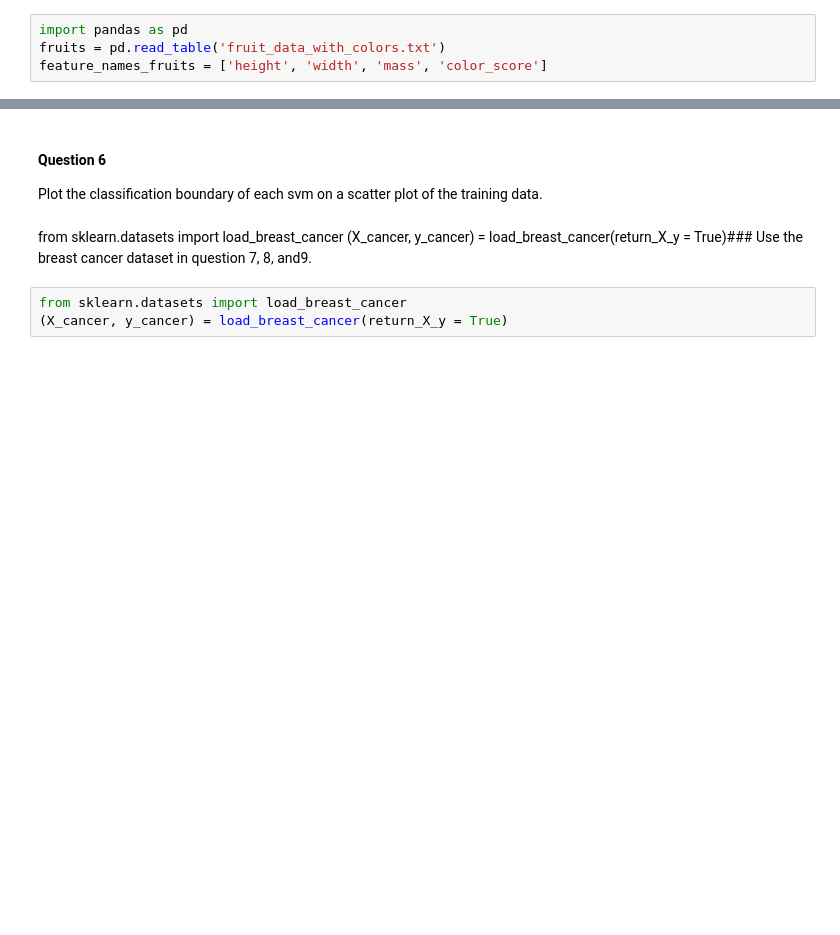
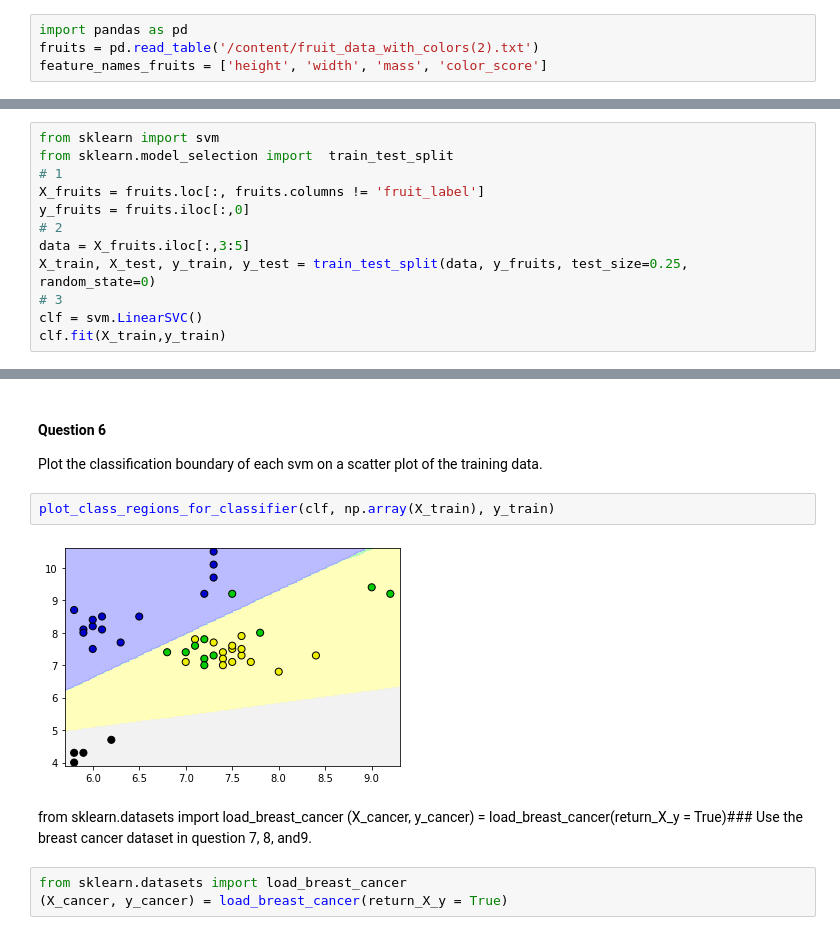
Before and after one commit to AhmedHesham307/Ai_task5, a Jupyter notebook: A5_SVM.ipynb, the cells around one changed output, grey strips where cells are left out. Cells and saved outputs as stored; diff of their text form; blank space fills up the shorter version.

```diff
--- a/A5_SVM.ipynb
+++ b/A5_SVM.ipynb
@@ -113,5 +113,5 @@ The strength of the regularization is inversely proportional to C, so when c is
 ### Use the fruits dataset in questions 4, 5, 6.
 # %%
 import pandas as pd
-fruits = pd.read_table('fruit_data_with_colors.txt')
+fruits = pd.read_table('/content/fruit_data_with_colors(2).txt')
 feature_names_fruits = ['height', 'width', 'mass', 'color_score']
@@ -122,3 +120,15 @@ FileNotFoundError: ignored
 1. Split the data by columns into X_fruits and y_fruits where X_fruits is the data records and y_fruits is the labels.
 2. Using only the **'height'** and **'width'** features, split the data into training and testing using random_state=0, and 25% of the data for testing.
 3. Using **sklearn LinearSVC**, train a linear svm
+# %%
+from sklearn import svm
+from sklearn.model_selection import  train_test_split
+# 1
+X_fruits = fruits.loc[:, fruits.columns != 'fruit_label']
+y_fruits = fruits.iloc[:,0]
+# 2
+data = X_fruits.iloc[:,3:5]
+X_train, X_test, y_train, y_test = train_test_split(data, y_fruits, test_size=0.25, random_state=0)
+# 3
+clf = svm.LinearSVC()
+clf.fit(X_train,y_train)
@@ -130,6 +153,10 @@ For the previous model from question 4.
 # %% [markdown]
 #### Question 6
 Plot the classification boundary of each svm on a scatter plot of the training data.
+# %%
+plot_class_regions_for_classifier(clf, np.array(X_train), y_train)
+# %% [output]
+[figure, added]
 # %% [markdown]
 from sklearn.datasets import load_breast_cancer
 (X_cancer, y_cancer) = load_breast_cancer(return_X_y = True)### Use the breast cancer dataset in question 7, 8, and9.
```
Also changed, not shown: parts of 8 cells of this notebook.
